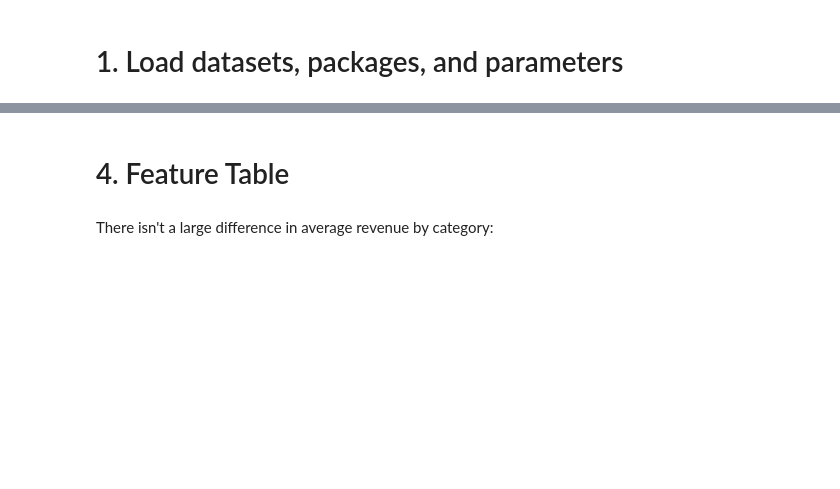
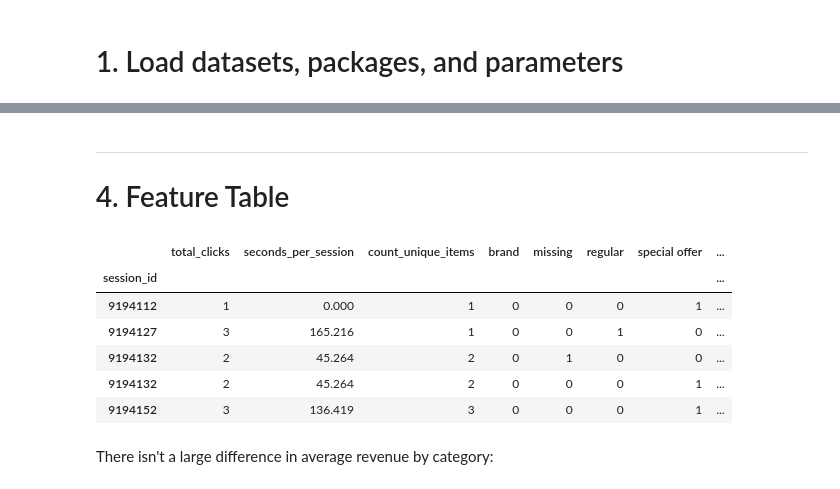
Before and after one commit to jacobweiss2305/purchase-predictions, a Jupyter notebook: model/notebooks/main.ipynb, the cells around one changed output, grey strips where cells are left out. Drawn from its saved outputs; the diff is of its cells as text; code cells hidden in the pictures; blank space fills up the shorter version.

```diff
--- a/model/notebooks/main.ipynb
+++ b/model/notebooks/main.ipynb
@@ -123,9 +196,17 @@ dp.stat_plots(total_revenue.reset_index(), 'revenue')
 # %% [markdown]
+---
 # 4. Feature Table
 # %%
 feature_table = dp.add_revenue(clickstream, purchase)
-feature_table = dp.total_number_purchases(feature_table)
 feature_table.head()
+# %% [output]
+|  | total_clicks | seconds_per_session | count_unique_items | brand | missing | regular | special offer | ... |
+| session_id |  |  |  |  |  |  |  | ... |
+| 9194112 | 1 | 0.000 | 1 | 0 | 0 | 0 | 1 | ... |
+| 9194127 | 3 | 165.216 | 1 | 0 | 0 | 1 | 0 | ... |
+| 9194132 | 2 | 45.264 | 2 | 0 | 1 | 0 | 0 | ... |
+| 9194132 | 2 | 45.264 | 2 | 0 | 0 | 0 | 1 | ... |
+| 9194152 | 3 | 136.419 | 3 | 0 | 0 | 0 | 1 | ... |
 # %% [markdown]
 There isn't a large difference in average revenue by category:
 # %%
```
Also changed, not shown: parts of 41 cells of this notebook.
